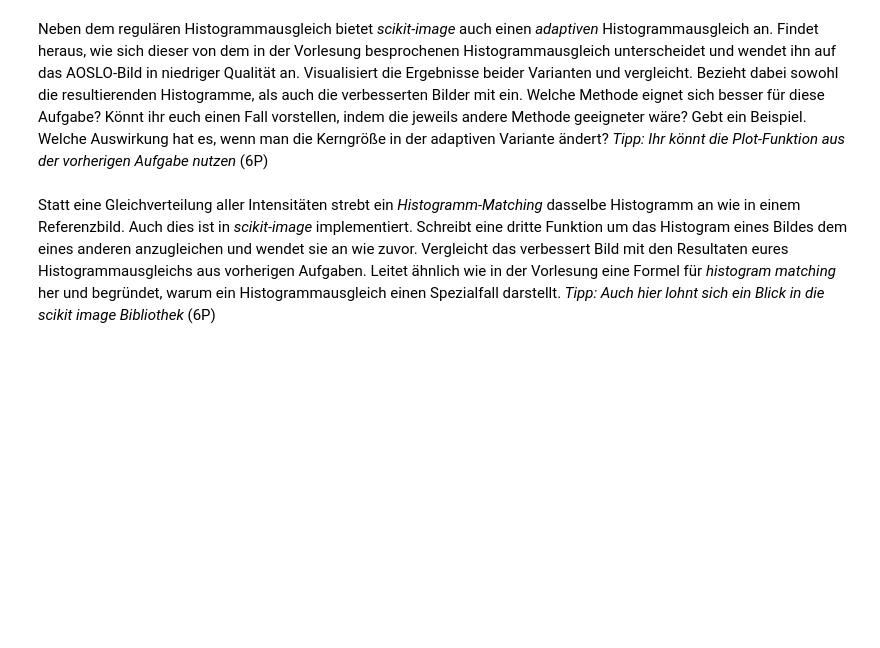
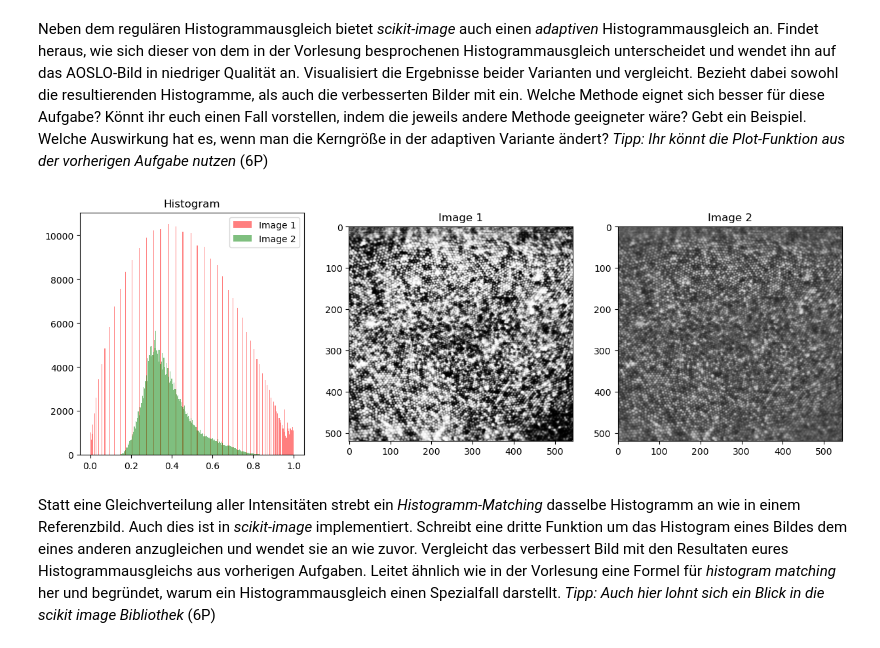
Before and after one commit to TimNogga/MedizinischeBildAnalyseBonn, a Jupyter notebook: mba-02/MBA_02.ipynb, the cells around one changed output. Cells and saved outputs as stored; diff of their text form; code cells hidden in the pictures; blank space fills up the shorter version.

```diff
--- a/mba-02/MBA_02.ipynb
+++ b/mba-02/MBA_02.ipynb
@@ -30,14 +35,9 @@ Schreibt eine Funktion, die als Eingabe zwei Bilder erwartet und sowohl die Bild
 # %%
-# Importiert Bibliotheken
-import numpy as np
-import skimage as ski
-import matplotlib.pyplot as plt
-
 # Definiert eure Funktion
 def plot_hist_overlap(img1, img2):
     fig, axes = plt.subplots(1, 3)
 
-    axes[0].set_title("Histrogram")
+    axes[0].set_title("Histogram")
     axes[0].hist(img1.flatten(), bins=256, color=('red', 0.5), label="Image 1")
     axes[0].hist(img2.flatten(), bins=256, color=('green', 0.5), label="Image 2")
     axes[0].legend()
@@ -53,10 +53,10 @@ def plot_hist_overlap(img1, img2):
     plt.show()
 
 
-img1 = ski.io.imread("reference.png")
-img2 = ski.io.imread("aoslo.png")
+img_ref = ski.io.imread("reference.png")
+img_aoslo = ski.io.imread("aoslo.png")
 
-plot_hist_overlap(img1, img2)
+plot_hist_overlap(img_ref, img_aoslo)
 # %% [output]
 [figure]
 # %% [markdown]
@@ -65,14 +65,21 @@ Schreibt eine Funktion zum Histogrammausgleich und gleicht damit das Histogram v
 # Definiert eure Funktion
 
 def hist_equalization(img_in, img_target):
-    pass
+    return ski.exposure.equalize_hist(img_in, nbins=256)
 # %% [markdown]
 Neben dem regulären Histogrammausgleich bietet *scikit-image* auch einen *adaptiven* Histogrammausgleich an. Findet heraus, wie sich dieser von dem in der Vorlesung besprochenen Histogrammausgleich unterscheidet und wendet ihn auf das AOSLO-Bild in niedriger Qualität an. Visualisiert die Ergebnisse beider Varianten und vergleicht. Bezieht dabei sowohl die resultierenden Histogramme, als auch die verbesserten Bilder mit ein. Welche Methode eignet sich besser für diese Aufgabe? Könnt ihr euch einen Fall vorstellen, indem die jeweils andere Methode geeigneter wäre? Gebt ein Beispiel. Welche Auswirkung hat es, wenn man die Kerngröße in der adaptiven Variante ändert? *Tipp: Ihr könnt die Plot-Funktion aus der vorherigen Aufgabe nutzen* (6P)
 # %%
 # Definiert eure Funktion
 
 def adaptive_hist_equalization(img_in, img_target):
-    pass
+	return ski.exposure.equalize_adapthist(img_in, nbins=256)
+
+img_eq = hist_equalization(img_aoslo, img_ref)
+img_adapteq = adaptive_hist_equalization(img_aoslo, img_ref)
+
+plot_hist_overlap(img_eq, img_adapteq)
+# %% [output]
+[figure, added]
 # %% [markdown]
 Statt eine Gleichverteilung aller Intensitäten strebt ein *Histogramm-Matching* dasselbe Histogramm an wie in einem Referenzbild. Auch dies ist in *scikit-image* implementiert. Schreibt eine dritte Funktion um das Histogram eines Bildes dem eines anderen anzugleichen und wendet sie an wie zuvor. Vergleicht das verbessert Bild mit den Resultaten eures Histogrammausgleichs aus vorherigen Aufgaben. Leitet ähnlich wie in der Vorlesung eine Formel für *histogram matching* her und begründet, warum ein Histogrammausgleich einen Spezialfall darstellt. *Tipp: Auch hier lohnt sich ein Blick in die scikit image Bibliothek* (6P)
 # %%
```
Also changed, not shown: parts of 2 cells of this notebook.
